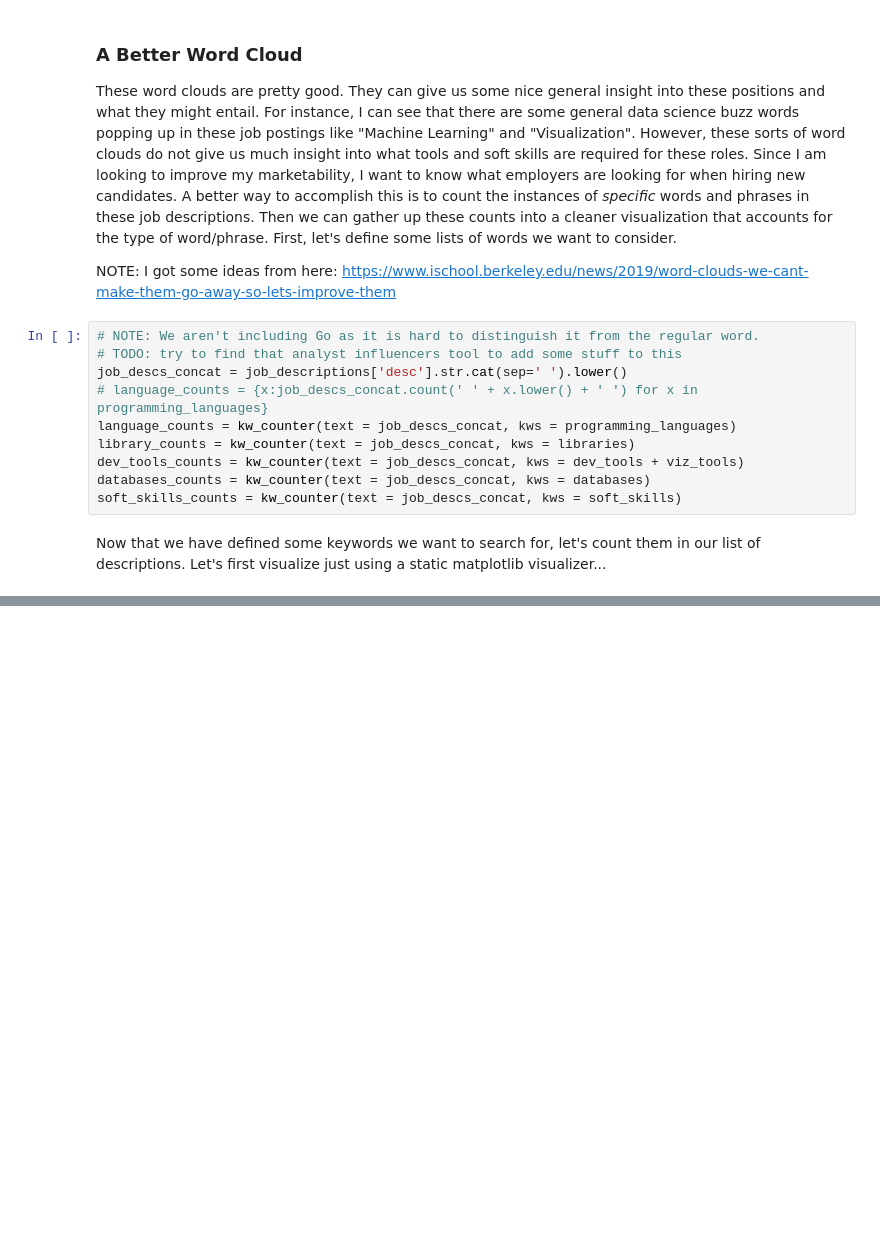
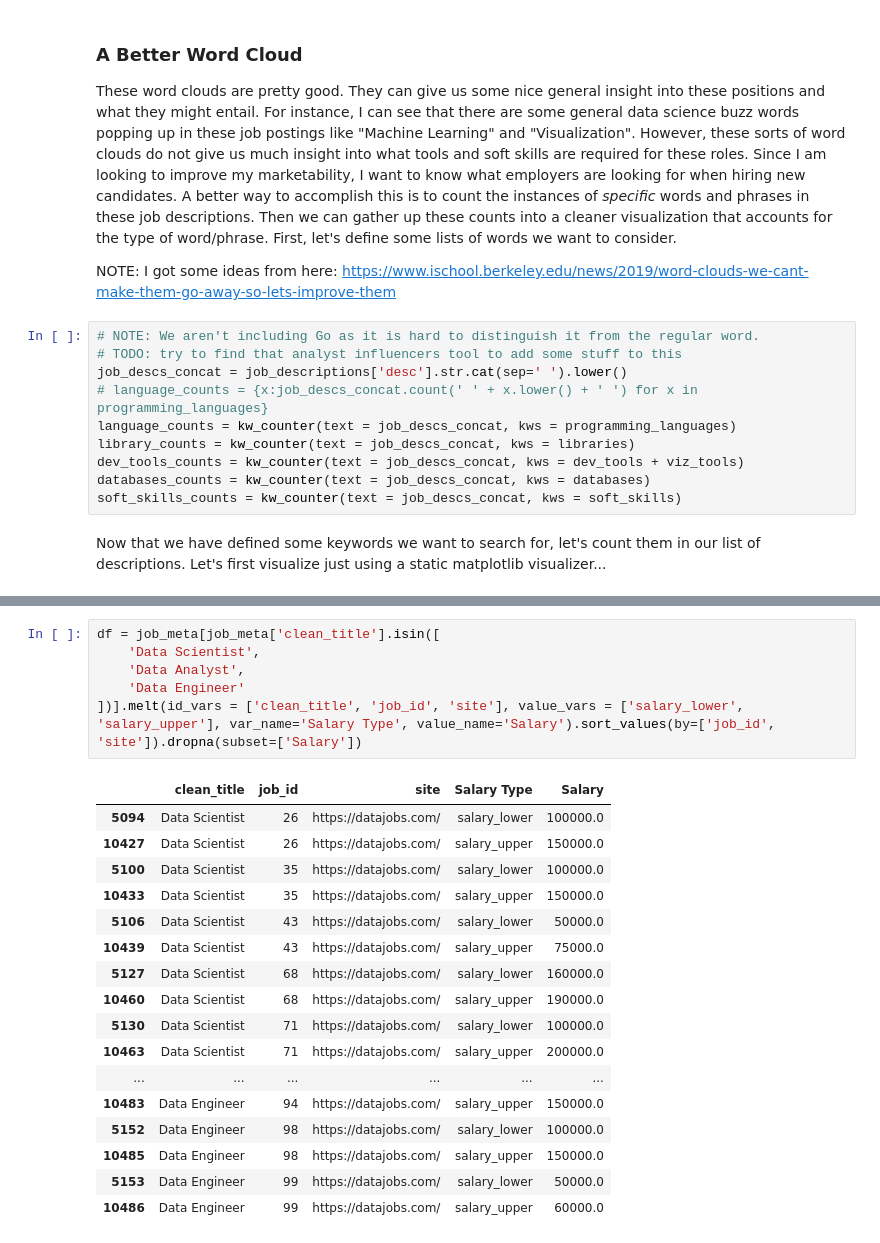
Before and after one commit to ColinB19/datajobswebscraper, a Jupyter notebook: Webscrape_DataJobs.ipynb, the cells around one changed output, grey strips where cells are left out. Saved outputs shown, nothing was run; the diff lists cells and outputs as text; blank space fills up the shorter version.

```diff
--- a/Webscrape_DataJobs.ipynb
+++ b/Webscrape_DataJobs.ipynb
@@ -829,0 +739,24 @@ ax.redraw_in_frame()
+# %%
+df = job_meta[job_meta['clean_title'].isin([
+    'Data Scientist',
+    'Data Analyst',
+    'Data Engineer'
+])].melt(id_vars = ['clean_title', 'job_id', 'site'], value_vars = ['salary_lower', 'salary_upper'], var_name='Salary Type', value_name='Salary').sort_values(by=['job_id', 'site']).dropna(subset=['Salary'])
+# %% [output]
+|  | clean_title | job_id | site | Salary Type | Salary |
+| 5094 | Data Scientist | 26 | https://datajobs.com/ | salary_lower | 100000.0 |
+| 10427 | Data Scientist | 26 | https://datajobs.com/ | salary_upper | 150000.0 |
+| 5100 | Data Scientist | 35 | https://datajobs.com/ | salary_lower | 100000.0 |
+| 10433 | Data Scientist | 35 | https://datajobs.com/ | salary_upper | 150000.0 |
+| 5106 | Data Scientist | 43 | https://datajobs.com/ | salary_lower | 50000.0 |
+| 10439 | Data Scientist | 43 | https://datajobs.com/ | salary_upper | 75000.0 |
+| 5127 | Data Scientist | 68 | https://datajobs.com/ | salary_lower | 160000.0 |
+| 10460 | Data Scientist | 68 | https://datajobs.com/ | salary_upper | 190000.0 |
+| 5130 | Data Scientist | 71 | https://datajobs.com/ | salary_lower | 100000.0 |
+| 10463 | Data Scientist | 71 | https://datajobs.com/ | salary_upper | 200000.0 |
+| ... | ... | ... | ... | ... | ... |
+| 10483 | Data Engineer | 94 | https://datajobs.com/ | salary_upper | 150000.0 |
+| 5152 | Data Engineer | 98 | https://datajobs.com/ | salary_lower | 100000.0 |
+| 10485 | Data Engineer | 98 | https://datajobs.com/ | salary_upper | 150000.0 |
+| 5153 | Data Engineer | 99 | https://datajobs.com/ | salary_lower | 50000.0 |
+| 10486 | Data Engineer | 99 | https://datajobs.com/ | salary_upper | 60000.0 |
```
Also changed, not shown: parts of 12 cells of this notebook.
